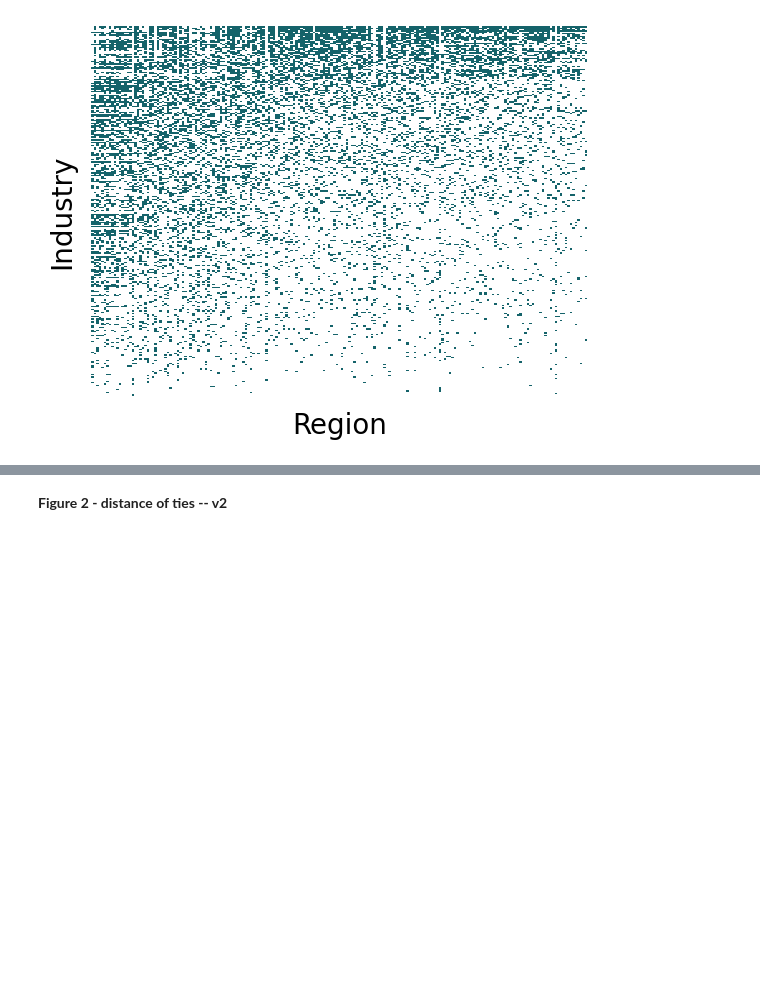
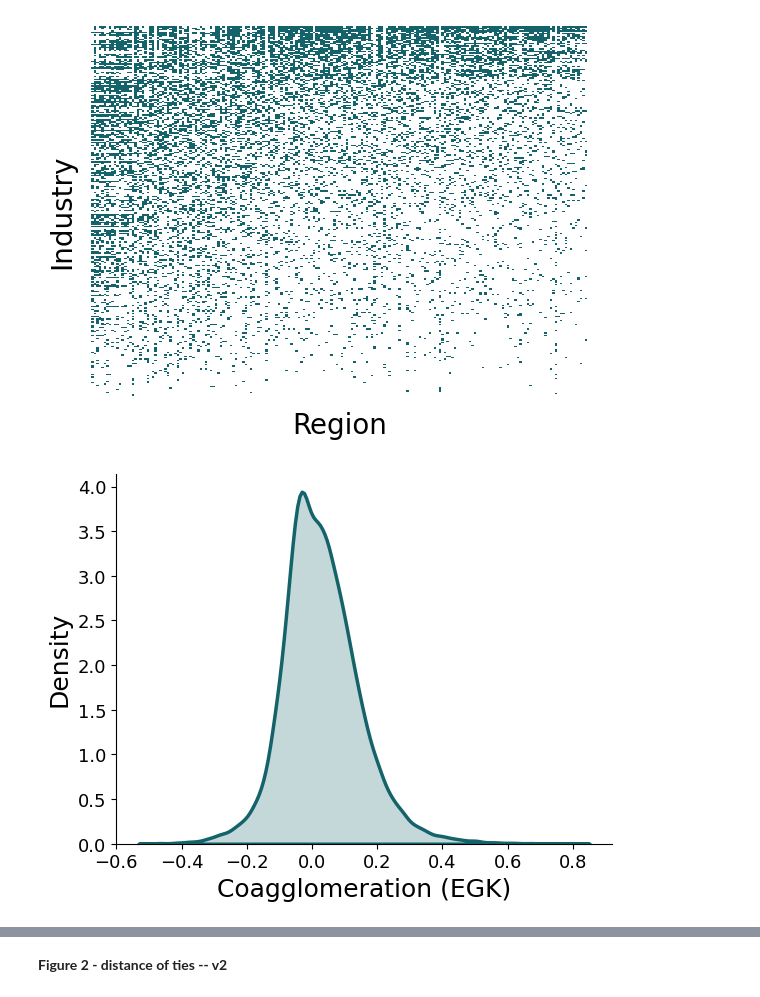
Before and after one commit to sandorjuhasz/coagglomeration, a Jupyter notebook: code/01_main_figures.ipynb, the cells around one changed output, grey strips where cells are left out. Drawn from its saved outputs; the diff is of its cells as text; code cells hidden in the pictures; blank space fills up the shorter version.

Commit message:
figure manipulation

```diff
--- a/code/01_main_figures.ipynb
+++ b/code/01_main_figures.ipynb
@@ -54,5 +54,5 @@ def mcl_matrix(df, key_columns, heatmap, cmap, size, ax=None):
         ax.tick_params(left = False, bottom = False)
 # %%
 # construct M_ir
-df = pd.read_csv(f"../data/oc16_2024_febr/ir_descriptive_final_sample_{region_levels[1]}_{year}_adv.csv", sep=";")
+rca_df = pd.read_csv(f"../data/oc16_2024_febr/ir_descriptive_final_sample_{region_levels[1]}_{year}_adv.csv", sep=";")
 # %%
@@ -60,2 +60,45 @@ mcl_matrix(df, key_columns=["reg", "ind", "rca01"], heatmap=True, cmap=cmap, siz
 # %% [output]
 [figure]
+# %%
+# KDE plots to illustrate distribution
+def density_plot(df, key_column, colorway, xlabel_text, fontsize, ax=None):
+    if ax is None:
+        ax = plt.gca()
+
+    sns.kdeplot(data=df,
+        x=key_column,
+        fill=True,
+        color=colorway,
+        linewidth=2.5,
+        log_scale=False,
+        ax=ax)
+
+    ax.set_xlabel(xlabel_text, size=fontsize)
+    ax.set_ylabel("Density", size=fontsize)
+    ax.tick_params("x", labelsize=(fontsize-5))
+    ax.tick_params("y", labelsize=(fontsize-5))
+    ax.spines['top'].set_visible(False)
+    ax.spines['right'].set_visible(False)
+# %%
+reg_df = pd.read_csv(f"../data/oc15_2023_dec/04oc_data_{region_levels[1]}_{year}.csv", sep=";")
+reg_df = reg_df[reg_df["ind1"] < reg_df["ind2"]]
+
+#key_var = "egk_coagg"
+key_var = "coagg_porter_rca01"
+
+# colormap
+cvals  = [reg_df[key_var].min(), reg_df[key_var].max()]
+colors = ["#FFFFFF","#15636A"]
+norm=plt.Normalize(min(cvals),max(cvals))
+tuples = list(zip(map(norm,cvals), colors))
+cmap = matplotlib.colors.LinearSegmentedColormap.from_list("", tuples)
+
+density_plot(
+    reg_df,
+    key_column=key_var,
+    colorway=colors[1],
+    xlabel_text="Coagglomeration (EGK)",
+    fontsize=18
+)
+# %% [output]
+[figure, added]
```
Also changed, not shown: parts of 2 cells of this notebook.
